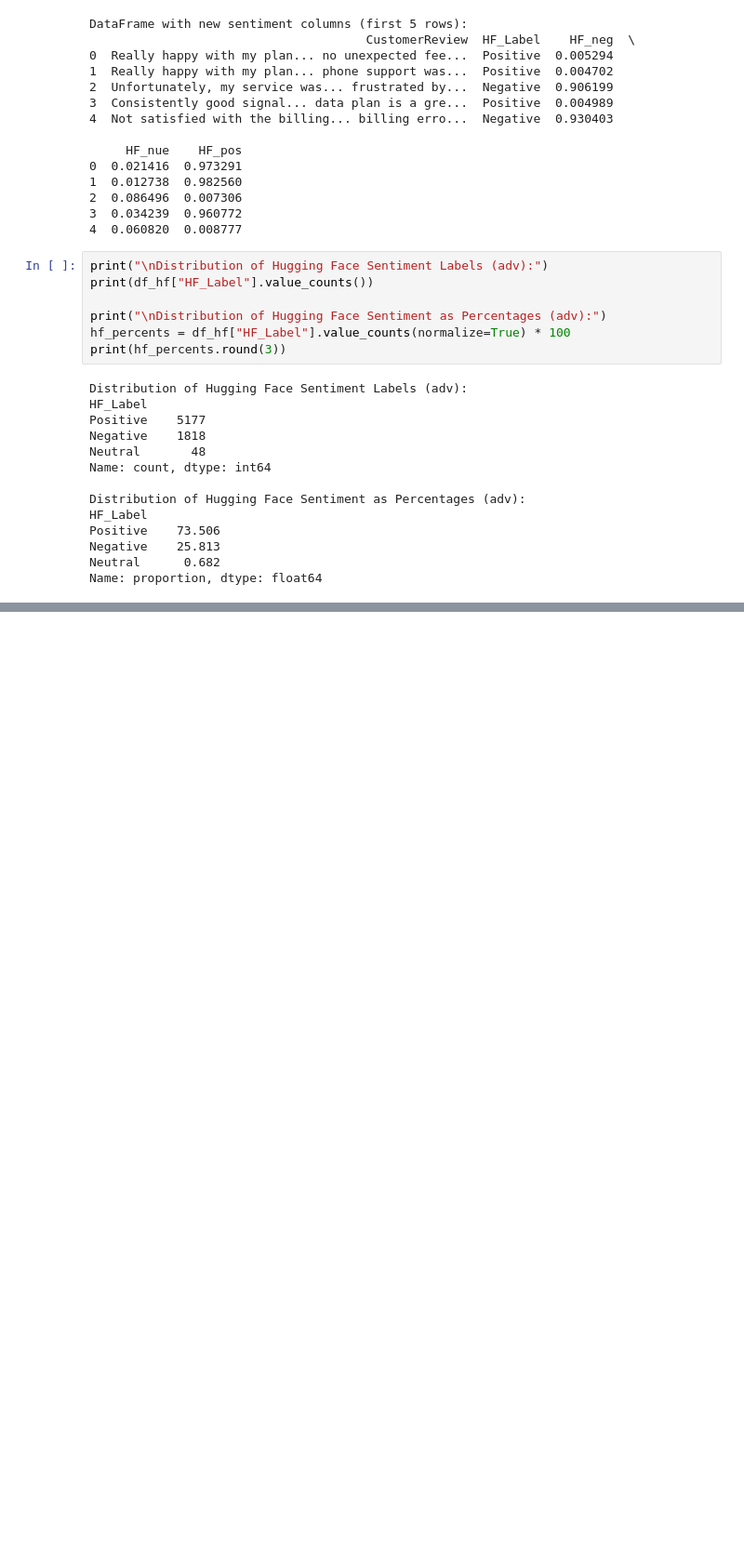
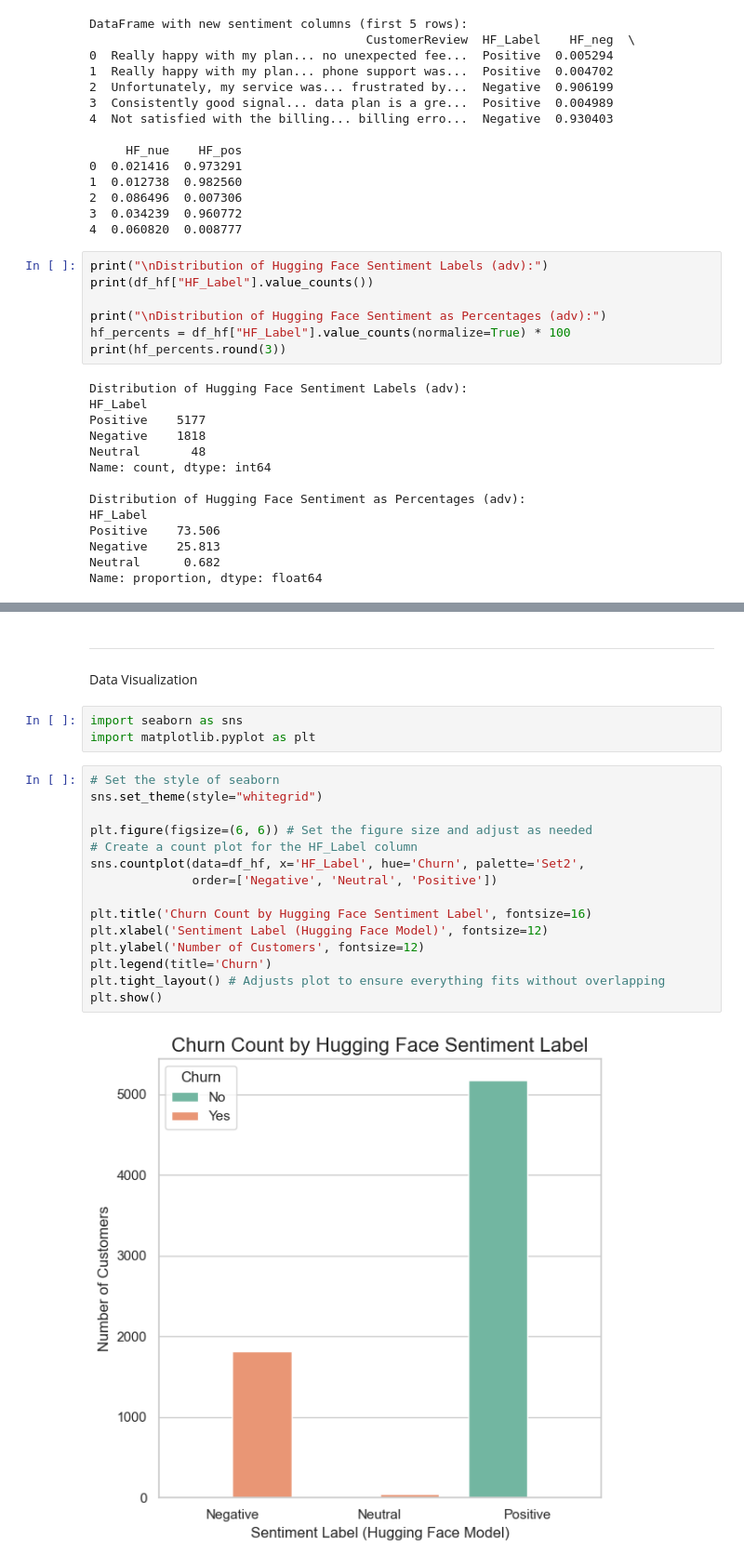
Before and after one commit to comaverick18/customer-churn-ai, a Jupyter notebook: notebooks/day-4B-sentiment-HF.ipynb, the cells around one changed output, grey strips where cells are left out. Shown at 93% size. Saved outputs shown, nothing was run; the diff lists cells and outputs as text; blank space fills up the shorter version.

Commit message:
Completed advanced HF sentiment analysis and visualization

```diff
--- a/notebooks/day-4B-sentiment-HF.ipynb
+++ b/notebooks/day-4B-sentiment-HF.ipynb
@@ -198,0 +231,23 @@ Name: proportion, dtype: float64
+# %% [markdown]
+---
+Data Visualization
+# %%
+import seaborn as sns
+import matplotlib.pyplot as plt
+# %%
+# Set the style of seaborn
+sns.set_theme(style="whitegrid")
+
+plt.figure(figsize=(6, 6)) # Set the figure size and adjust as needed
+# Create a count plot for the HF_Label column
+sns.countplot(data=df_hf, x='HF_Label', hue='Churn', palette='Set2',
+              order=['Negative', 'Neutral', 'Positive'])
+
+plt.title('Churn Count by Hugging Face Sentiment Label', fontsize=16)
+plt.xlabel('Sentiment Label (Hugging Face Model)', fontsize=12)
+plt.ylabel('Number of Customers', fontsize=12)
+plt.legend(title='Churn')
+plt.tight_layout() # Adjusts plot to ensure everything fits without overlapping
+plt.show()
+# %% [output]
+[figure, added]
```
Also changed, not shown: parts of 2 cells of this notebook, 1 other file.
